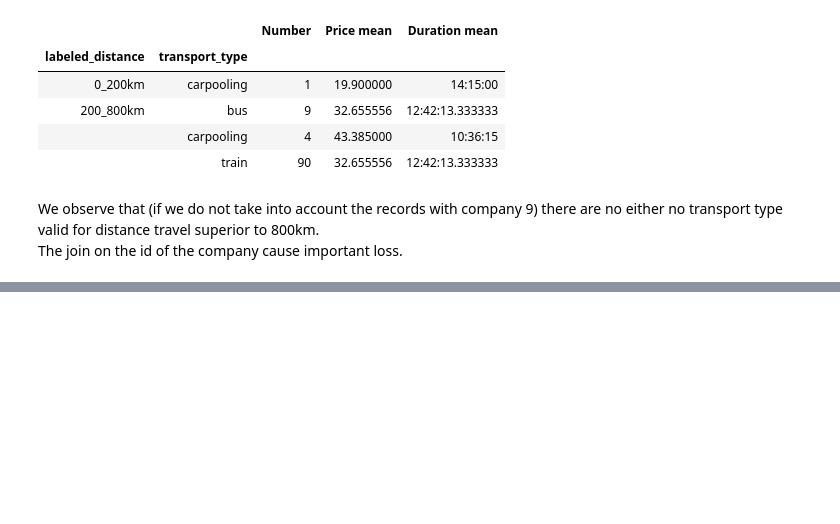
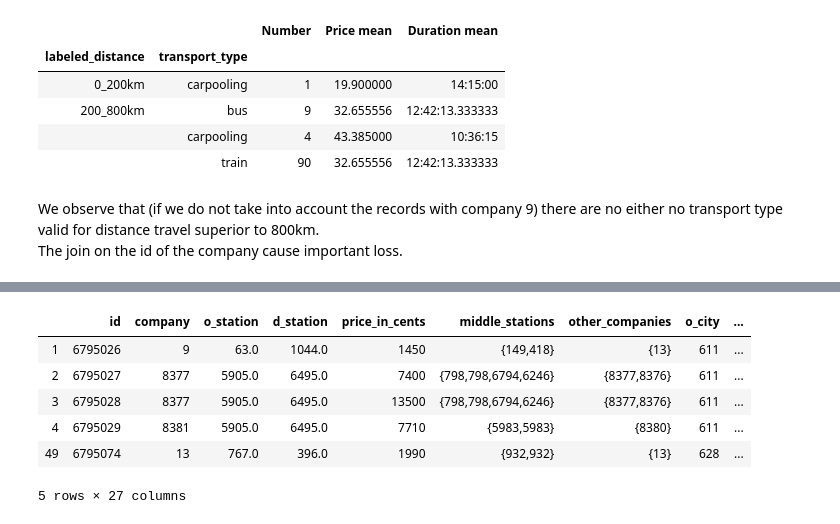
Before and after one commit to romal96/tictatrip-exo-data, a Jupyter notebook: notebook.ipynb, the cells around one changed output, grey strips where cells are left out. Saved outputs shown, nothing was run; the diff lists cells and outputs as text; code cells hidden in the pictures; blank space fills up the shorter version.

```diff
--- a/notebook.ipynb
+++ b/notebook.ipynb
@@ -402,0 +423,30 @@ We observe that (if we do not take into account the records with company 9) ther
+# %%
+# As time of departure and arrival may have an impact on the price, we will apply this function beforehand
+def add_month_day_hour(df, column_name):
+    """
+    Parameters:
+    - df: Panda Dataframe
+    - column_name: str
+        It is an attribute with values of type datetime64[ns]
+    Returns:
+    - df: Panda Dataframe
+        The returned dataframe contains an additional column that represents the hour for the given datetime column.
+        It will be built withh a cyclical nature of 24-hour time so tha it can correctly be taken into account by the ML model.
+    """
+    df[column_name + "_month"] = df[column_name].dt.month
+    df[column_name + "_day"] = df[column_name].dt.day
+    df[column_name + "_hour"] = df[column_name].dt.hour
+    return df
+
+def add_duration_minute(df, column_name):
+    """
+    Parameters:
+    - df: Panda Dataframe
+    - column_name: str
+        It is an attribute corresponding to a duration (of type timedelta64[ns])
+    Returns:
+    - df: Panda Dataframe
+        The dataframe contains one more column which denotes the duration of the trip in minutes.
+    """
+    df[column_name + "_in_min"] = df[column_name].dt.total_seconds()/60
+    return df
@@ -402,0 +473,17 @@ We observe that (if we do not take into account the records with company 9) ther
+# %%
+# Apply the function add_month_day_hour for fields departure_datetime and arrival_datetime.
+df_tickets = add_month_day_hour(df_tickets, "departure_datetime")
+df_tickets = add_month_day_hour(df_tickets, "arrival_datetime")
+
+# Apply the function add_hour_minute for field duration_datetime.
+df_tickets = add_duration_minute(df_tickets, "duration_datetime")
+
+df_tickets.head()
+# %% [output]
+|  | id | company | o_station | d_station | price_in_cents | middle_stations | other_companies | o_city | ... |
+| 1 | 6795026 | 9 | 63.0 | 1044.0 | 1450 | {149,418} | {13} | 611 | ... |
+| 2 | 6795027 | 8377 | 5905.0 | 6495.0 | 7400 | {798,798,6794,6246} | {8377,8376} | 611 | ... |
+| 3 | 6795028 | 8377 | 5905.0 | 6495.0 | 13500 | {798,798,6794,6246} | {8377,8376} | 611 | ... |
+| 4 | 6795029 | 8381 | 5905.0 | 6495.0 | 7710 | {5983,5983} | {8380} | 611 | ... |
+| 49 | 6795074 | 13 | 767.0 | 396.0 | 1990 | {932,932} | {13} | 628 | ... |
+5 rows × 27 columns
```
Also changed, not shown: parts of 55 cells of this notebook.
